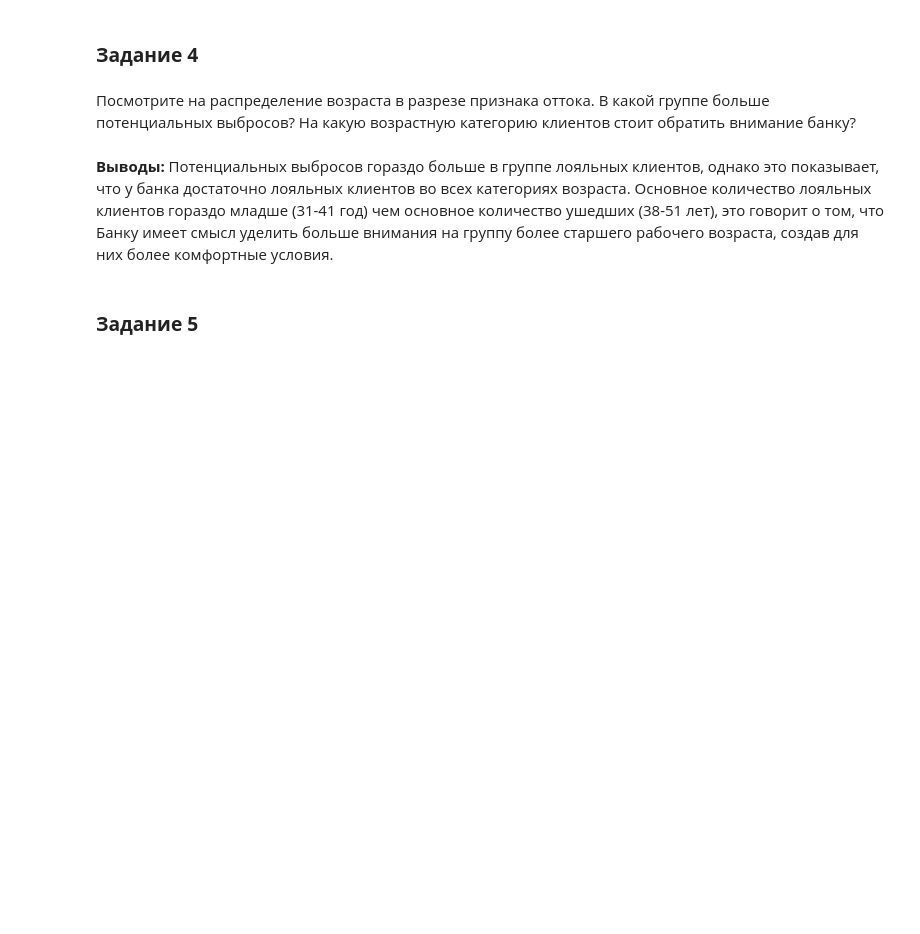
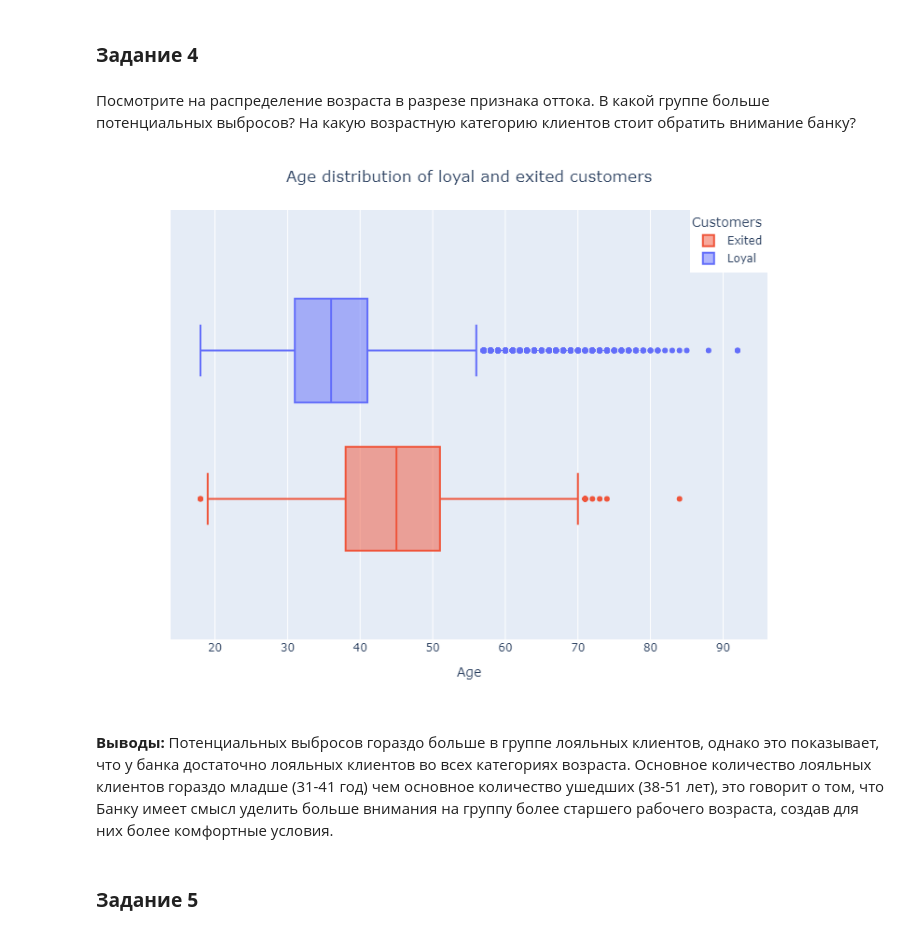
Before and after one commit to emozdir/Data_sciense, a Jupyter notebook: DST_01_13/report.ipynb, the cells around one changed output. Cells and saved outputs as stored; diff of their text form; code cells hidden in the pictures; blank space fills up the shorter version.

```diff
--- a/DST_01_13/report.ipynb
+++ b/DST_01_13/report.ipynb
@@ -170,21 +179,24 @@ fig_3.show()
 # %%
 fig_4 = px.box(
     data_frame=churn_df,
     x='Age',
     color='ExitedLoyal',
     height=600,
     width=800,
     color_discrete_sequence=['#EF553B', '#636EFA']
 )
 
 fig_4.update_layout(
     title_text='Age distribution of loyal and exited customers',  # название графика
     title_x=0.5,
     legend_title_text='Customers',
     legend_x = 0.87,
     legend_y = 1
 )
-fig_4.show()
+#fig_4.show()
+Image('data/fig_4.png')
+# %% [output]
+[figure, added]
 # %% [markdown]
 **Выводы:**
 Потенциальных выбросов гораздо больше в группе лояльных клиентов, однако это показывает, что у банка достаточно лояльных клиентов во всех категориях возраста. Основное количество лояльных клиентов гораздо младше (31-41 год) чем основное количество ушедших (38-51 лет), это говорит о том, что Банку имеет смысл уделить больше внимания на группу более старшего рабочего возраста, создав для них более комфортные условия.
```
Also changed, not shown: parts of 10 cells of this notebook.
